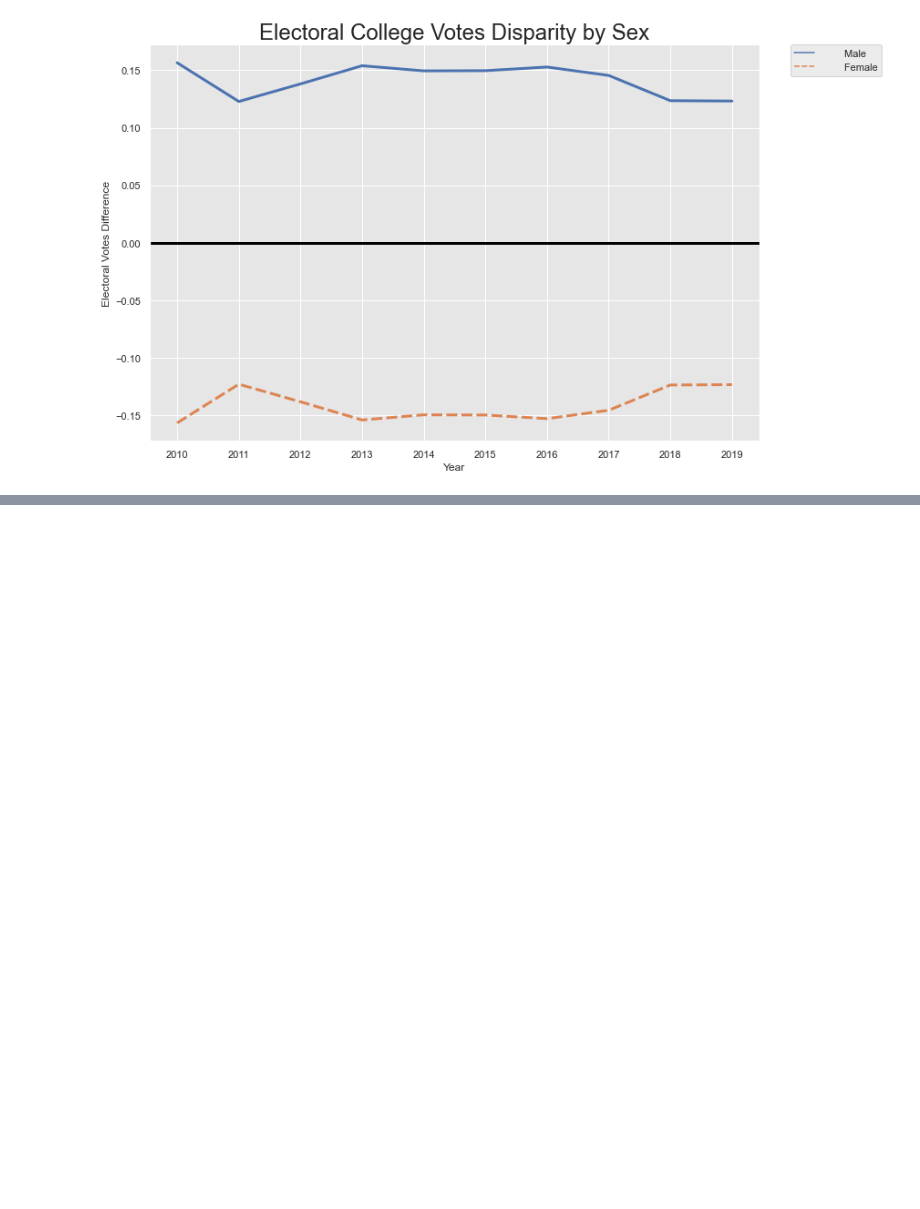
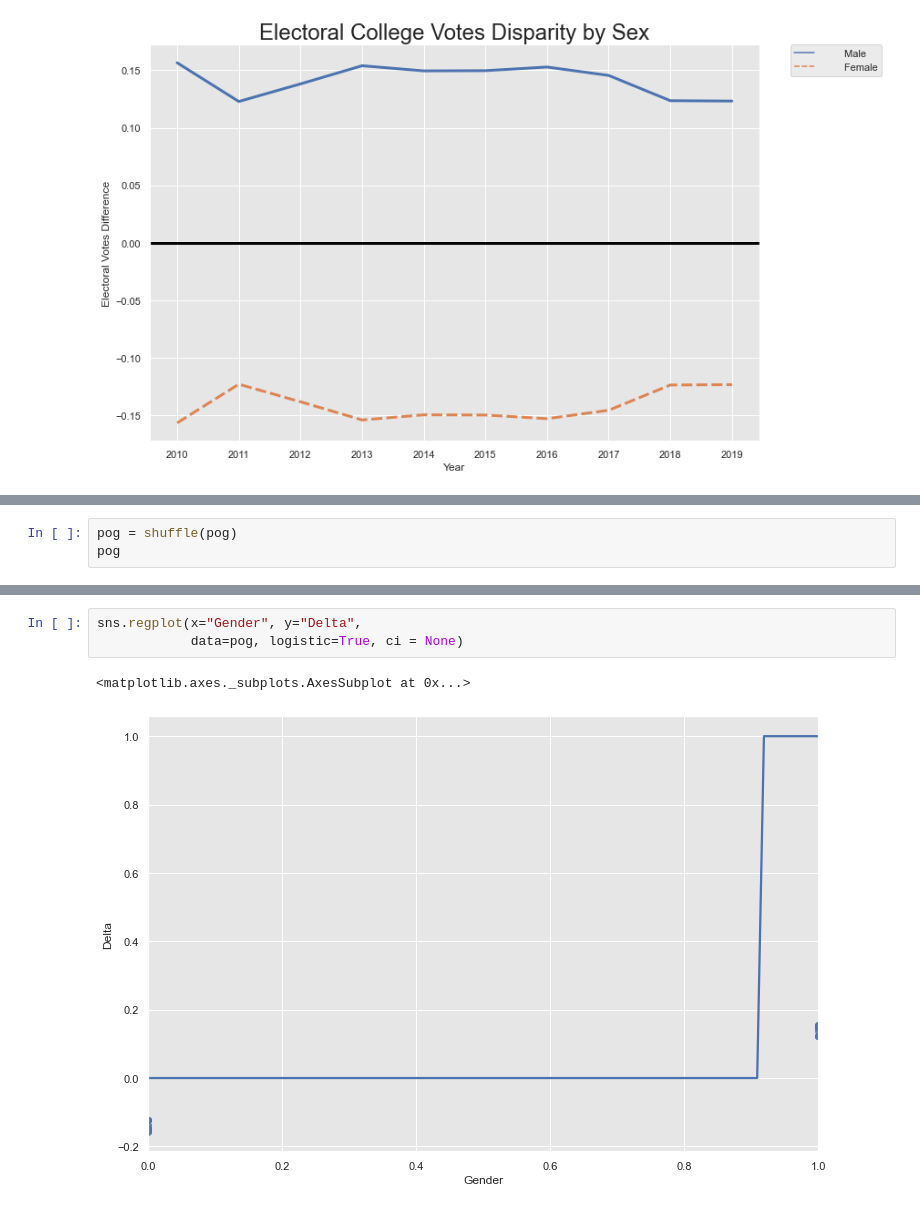
Before and after one commit to arefmalek/Electoral_census, a Jupyter notebook: scripts/composites.ipynb, the cells around one changed output, grey strips where cells are left out. Saved outputs shown, nothing was run; the diff lists cells and outputs as text; blank space fills up the shorter version.

```diff
--- a/scripts/composites.ipynb
+++ b/scripts/composites.ipynb
@@ -98,0 +118,3 @@ temp
+# %%
+pog = shuffle(pog)
+pog
@@ -98,0 +204,6 @@ temp
+# %%
+sns.regplot(x="Gender", y="Delta",
+            data=pog, logistic=True, ci = None)
+# %% [output]
+<matplotlib.axes._subplots.AxesSubplot at 0x...>
+[figure, added]
```
Also changed, not shown: parts of 22 cells of this notebook, 1 other file.
